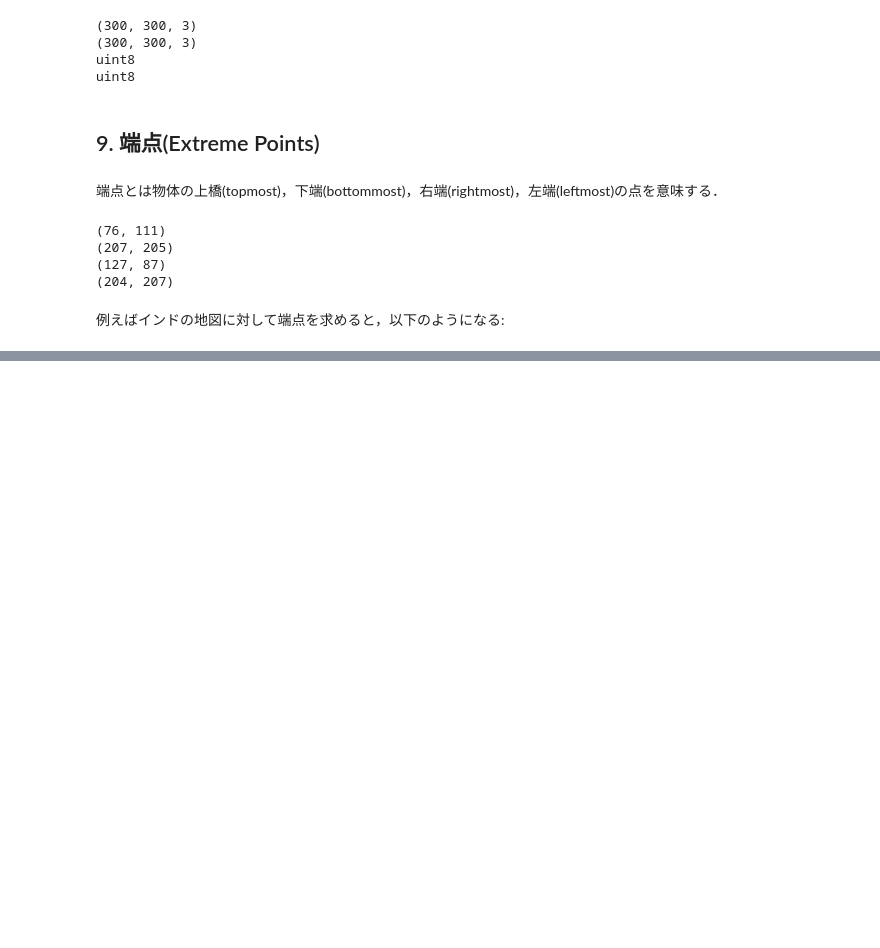
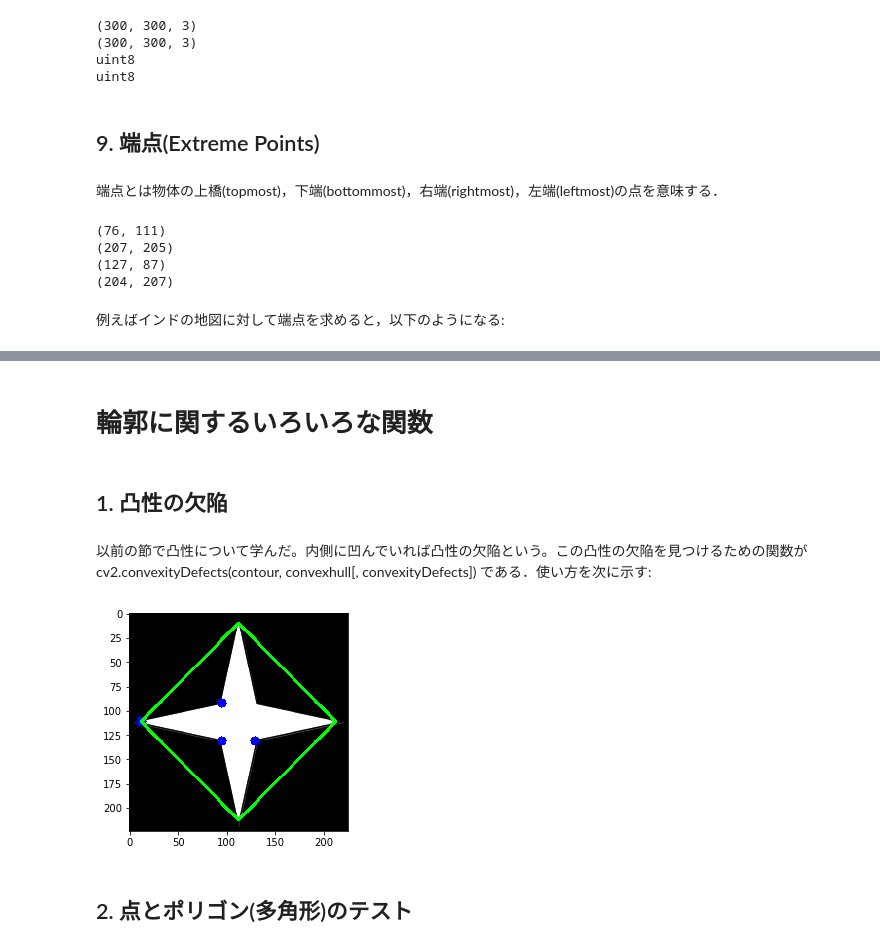
Before and after one commit to miyamotok0105/opencv_sample, a Jupyter notebook: tutorial/py_image_display/11OpenCVにおける輪郭(領域).ipynb, the cells around one changed output, grey strips where cells are left out. Saved outputs shown, nothing was run; the diff lists cells and outputs as text; code cells hidden in the pictures; blank space fills up the shorter version.

```diff
--- a/tutorial/py_image_display/11OpenCVにおける輪郭(領域).ipynb
+++ b/tutorial/py_image_display/11OpenCVにおける輪郭(領域).ipynb
@@ -532,3 +532,33 @@ print(bottommost)
 例えばインドの地図に対して端点を求めると，以下のようになる:
 # %% [markdown]
 <img src="embedded-picture-1">
+# %% [markdown]
+# 輪郭に関するいろいろな関数
+# %% [markdown]
+## 1. 凸性の欠陥
+# %% [markdown]
+以前の節で凸性について学んだ。内側に凹んでいれば凸性の欠陥という。この凸性の欠陥を見つけるための関数が cv2.convexityDefects(contour, convexhull[, convexityDefects]) である．使い方を次に示す:
+# %%
+img = cv2.imread('../../img/star2.png')
+img_gray = cv2.cvtColor(img,cv2.COLOR_BGR2GRAY)
+ret, thresh = cv2.threshold(img_gray, 127, 255,0)
+_, contours,hierarchy = cv2.findContours(thresh,2,1)
+cnt = contours[0]
+
+hull = cv2.convexHull(cnt,returnPoints = False)
+defects = cv2.convexityDefects(cnt,hull)
+
+for i in range(defects.shape[0]):
+    s,e,f,d = defects[i,0]
+    start = tuple(cnt[s][0])
+    end = tuple(cnt[e][0])
+    far = tuple(cnt[f][0])
+    cv2.line(img,start,end,[0,255,0],2)
+    cv2.circle(img,far,5,[0,0,255],-1)
+
+plt.plot(), plt.imshow(img,cmap = 'gray')
+plt.show()
+# %% [output]
+[figure, added]
+# %% [markdown]
+## 2. 点とポリゴン(多角形)のテスト
```
Also changed, not shown: parts of 39 cells of this notebook, 10 other files.
